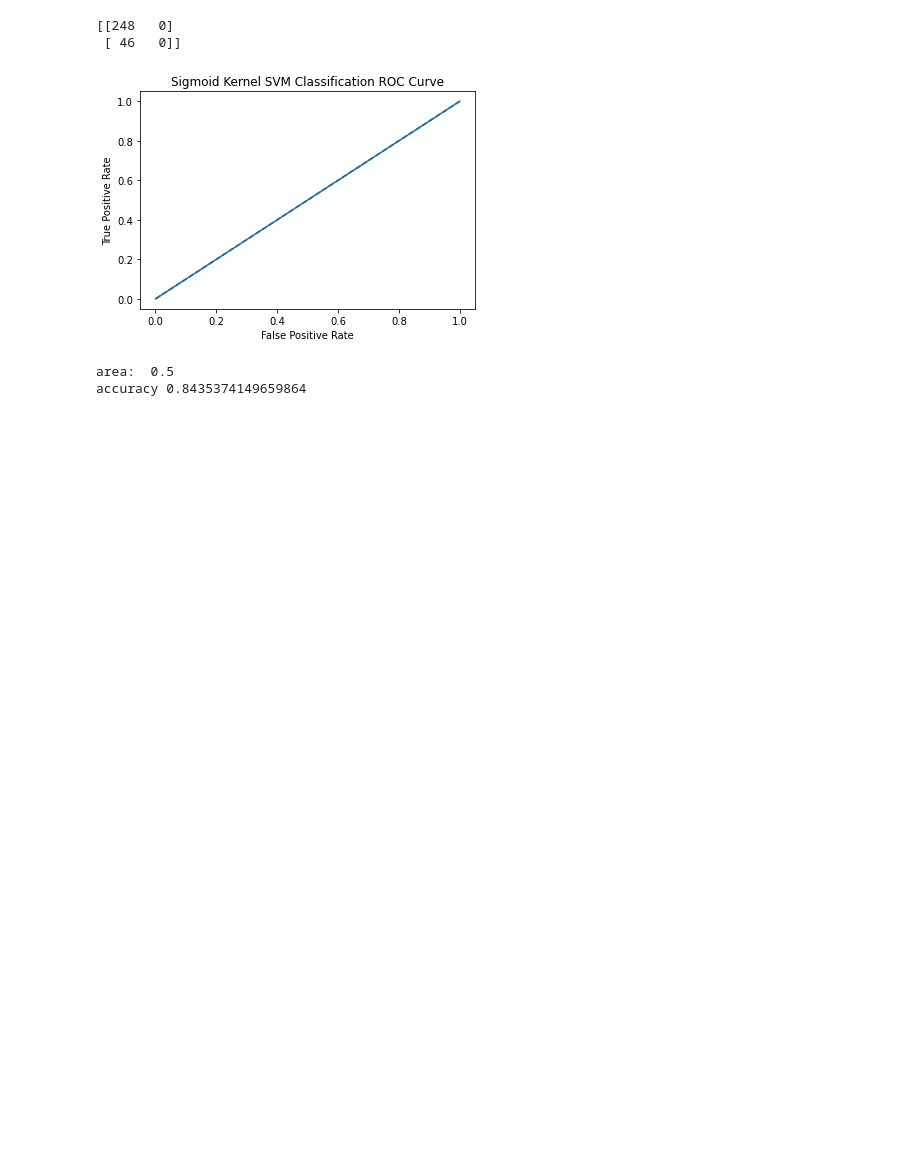
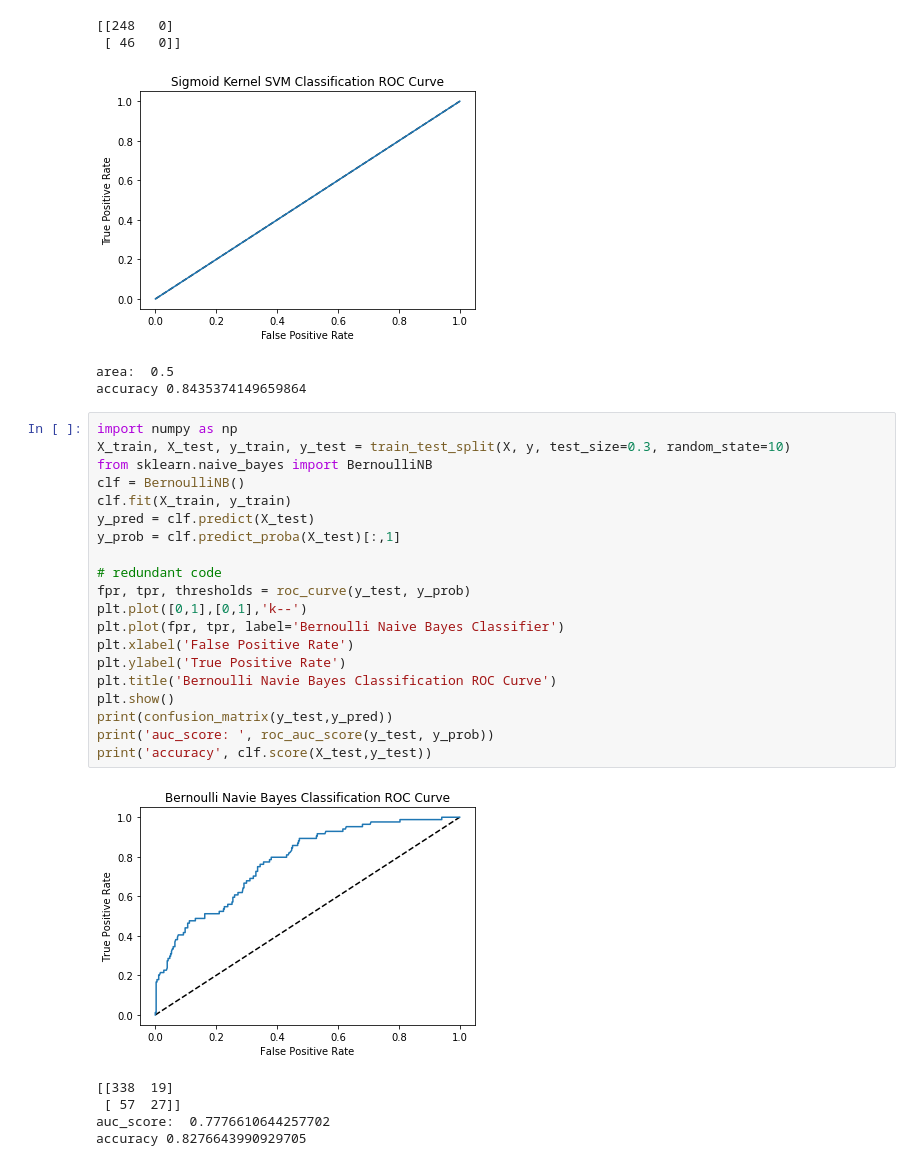
Before and after one commit to Xusong1998/Data-Analytics-Project, a Jupyter notebook: HR_Attrition_Data_Modeling.ipynb, the cells around one changed output. Drawn from its saved outputs; the diff is of its cells as text; blank space fills up the shorter version.

```diff
--- a/HR_Attrition_Data_Modeling.ipynb
+++ b/HR_Attrition_Data_Modeling.ipynb
@@ -272,3 +274,29 @@ print('accuracy', svclassifier.score(X_test,y_test))
 [figure]
 area:  0.5
 accuracy 0.8435374149659864
+# %%
+import numpy as np
+X_train, X_test, y_train, y_test = train_test_split(X, y, test_size=0.3, random_state=10)
+from sklearn.naive_bayes import BernoulliNB
+clf = BernoulliNB()
+clf.fit(X_train, y_train)
+y_pred = clf.predict(X_test)
+y_prob = clf.predict_proba(X_test)[:,1]
+
+# redundant code
+fpr, tpr, thresholds = roc_curve(y_test, y_prob)
+plt.plot([0,1],[0,1],'k--')
+plt.plot(fpr, tpr, label='Bernoulli Naive Bayes Classifier')
+plt.xlabel('False Positive Rate')
+plt.ylabel('True Positive Rate')
+plt.title('Bernoulli Navie Bayes Classification ROC Curve')
+plt.show()
+print(confusion_matrix(y_test,y_pred))
+print('auc_score: ', roc_auc_score(y_test, y_prob))
+print('accuracy', clf.score(X_test,y_test))
+# %% [output]
+[figure, added]
+[[338  19]
+ [ 57  27]]
+auc_score:  0.7776610644257702
+accuracy 0.8276643990929705
```
Also changed, not shown: parts of 1 cell of this notebook.
